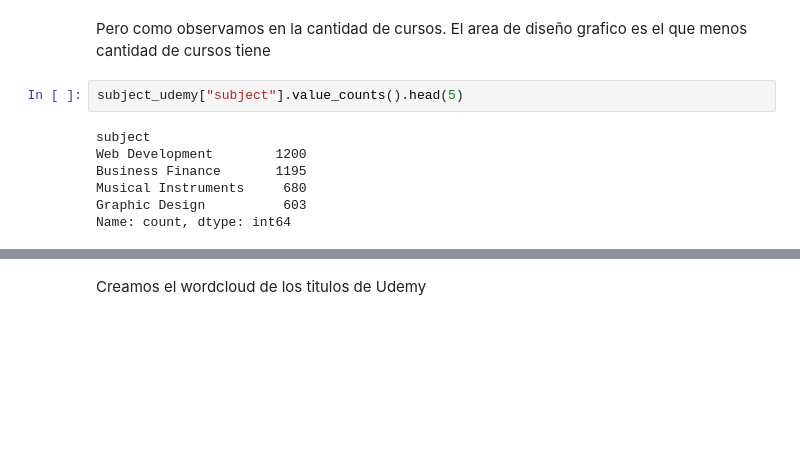
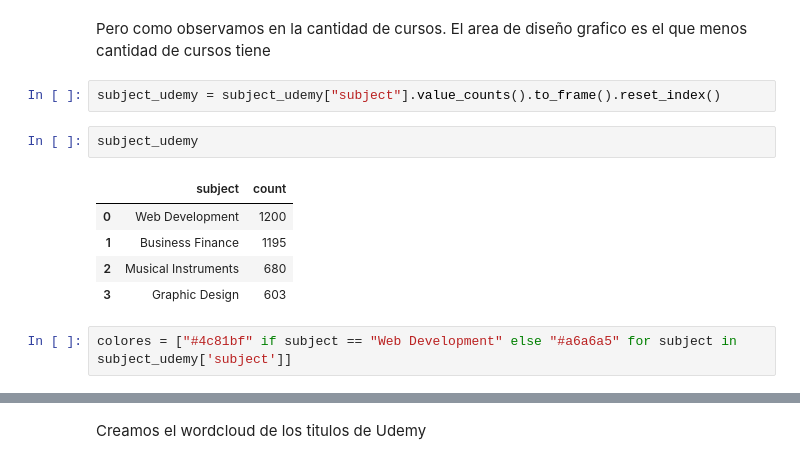
Before and after one commit to octa-acostamonti/MOOCs-Analyisis, a Jupyter notebook: EDA.ipynb, the cells around one changed output, grey strips where cells are left out. Drawn from its saved outputs; the diff is of its cells as text; blank space fills up the shorter version.

```diff
--- a/EDA.ipynb
+++ b/EDA.ipynb
@@ -958,11 +958,14 @@ Name: ganancia_curso, dtype: float64
 # %% [markdown]
 Pero como observamos en la cantidad de cursos. El area de diseño grafico es el que menos cantidad de cursos tiene
 # %%
-subject_udemy["subject"].value_counts().head(5)
+subject_udemy = subject_udemy["subject"].value_counts().to_frame().reset_index()
-# %% [output]
-subject
-Web Development        1200
-Business Finance       1195
-Musical Instruments     680
-Graphic Design          603
-Name: count, dtype: int64
+# %%
+subject_udemy
+# %% [output]
+|  | subject | count |
+| 0 | Web Development | 1200 |
+| 1 | Business Finance | 1195 |
+| 2 | Musical Instruments | 680 |
+| 3 | Graphic Design | 603 |
+# %%
+colores = ["#4c81bf" if subject == "Web Development" else "#a6a6a5" for subject in subject_udemy['subject']]
```
Also changed, not shown: parts of 1 cell of this notebook.
